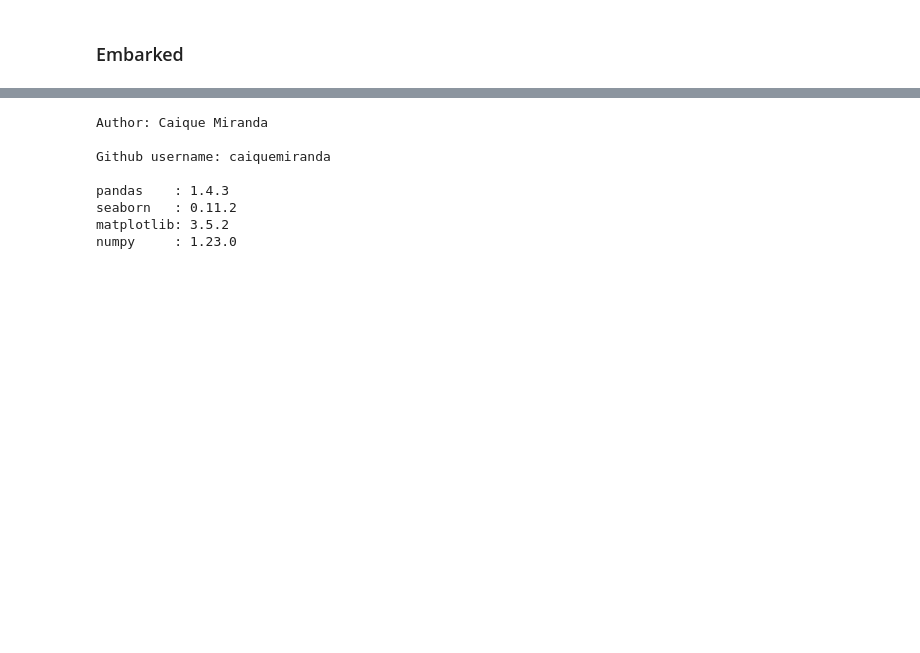
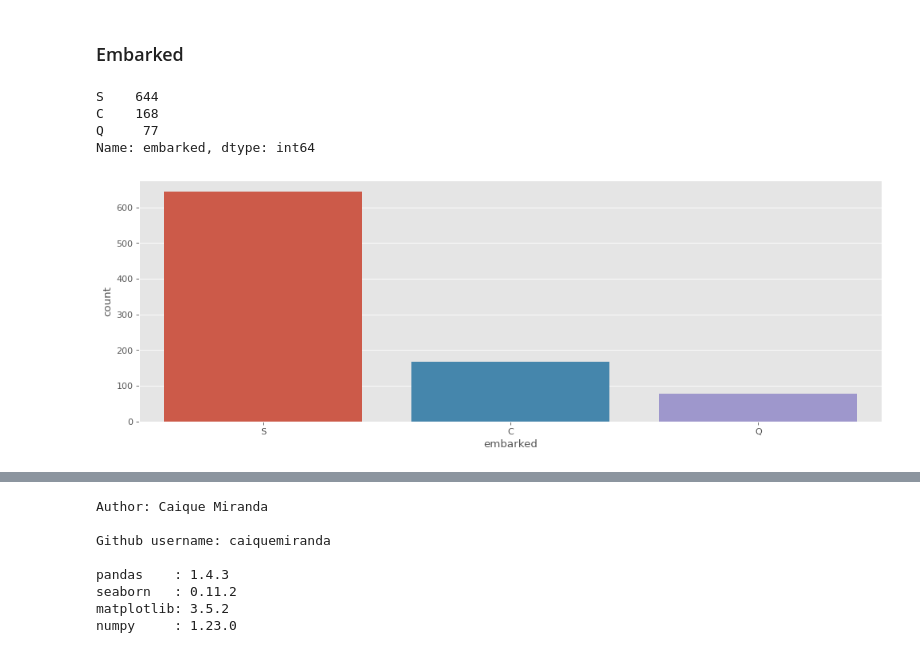
Before and after one commit to caiquemiranda/data-visualization-python, a Jupyter notebook: 10-analysis-visualization-titanic-dataset.ipynb, the cells around one changed output, grey strips where cells are left out. Cells and saved outputs as stored; diff of their text form; code cells hidden in the pictures; blank space fills up the shorter version.

Commit message:
embarke-done

```diff
--- a/10-analysis-visualization-titanic-dataset.ipynb
+++ b/10-analysis-visualization-titanic-dataset.ipynb
@@ -815,3 +815,15 @@ sns.catplot(x= 'parch',
 [figure]
 # %% [markdown]
 ### Embarked
+# %%
+titanic['embarked'].value_counts()
+# %% [output]
+S    644
+C    168
+Q     77
+Name: embarked, dtype: int64
+# %%
+sns.countplot('embarked',
+              data= titanic);
+# %% [output]
+[figure, added]
```
Also changed, not shown: parts of 4 cells of this notebook.
